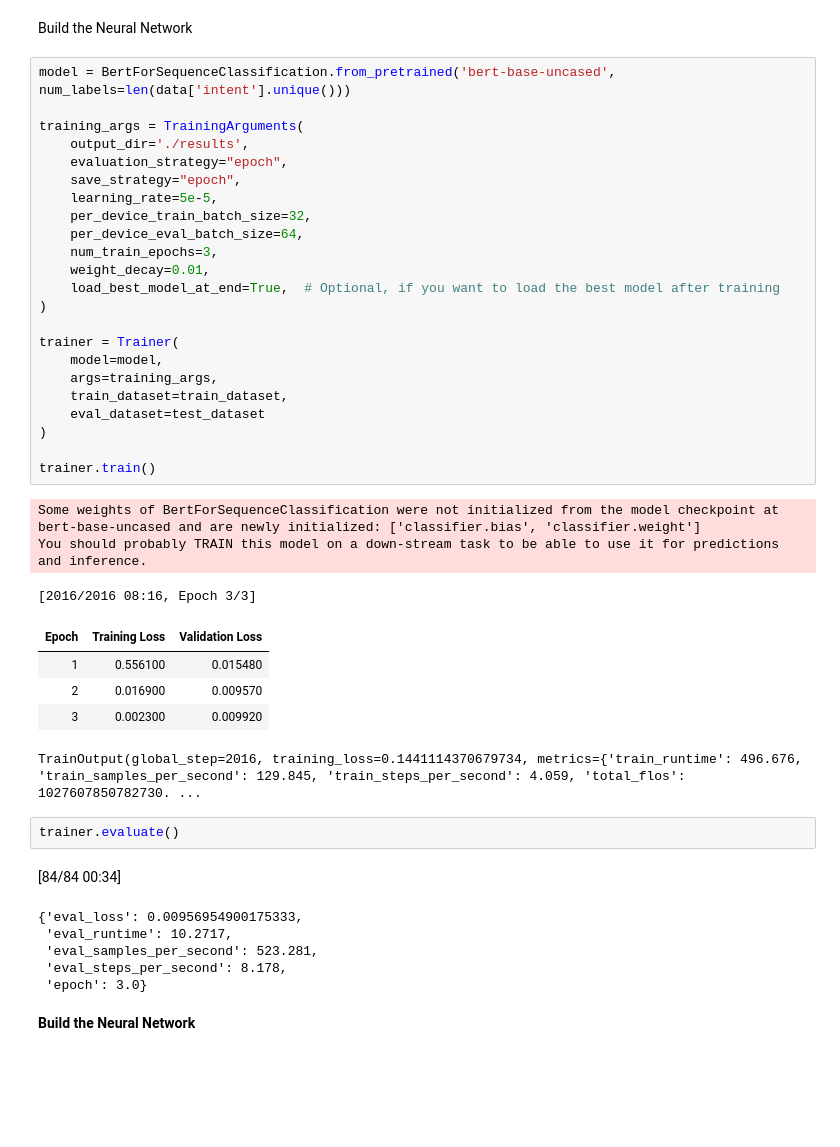
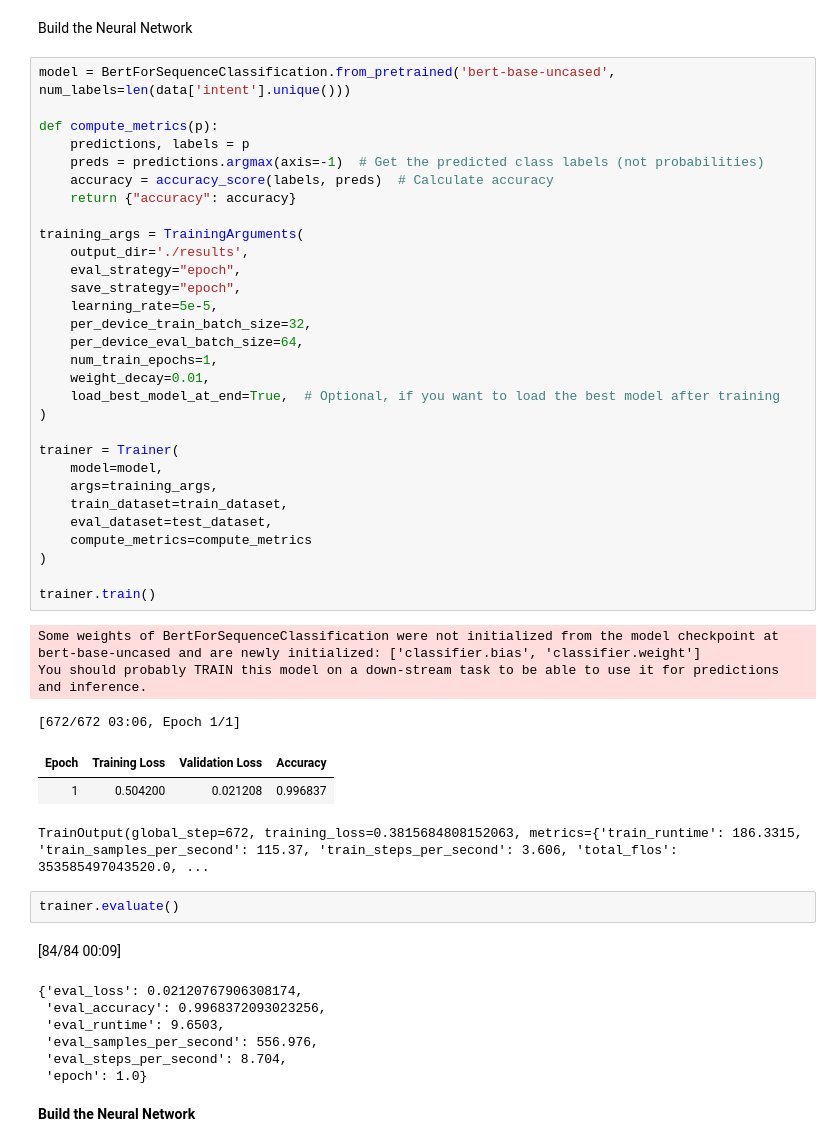
Before and after one commit to ny0y/Intelligent-Customer-Support-Chatbot-Fine-Tuned-LLM, a Jupyter notebook: ChatbotCustomerService.ipynb, the cells around one changed output. Cells and saved outputs as stored; diff of their text form; blank space fills up the shorter version.

```diff
--- a/ChatbotCustomerService.ipynb
+++ b/ChatbotCustomerService.ipynb
@@ -157,44 +158,50 @@ Build the Neural Network
 # %%
 model = BertForSequenceClassification.from_pretrained('bert-base-uncased', num_labels=len(data['intent'].unique()))
 
+def compute_metrics(p):
+    predictions, labels = p
+    preds = predictions.argmax(axis=-1)  # Get the predicted class labels (not probabilities)
+    accuracy = accuracy_score(labels, preds)  # Calculate accuracy
+    return {"accuracy": accuracy}
+
 training_args = TrainingArguments(
     output_dir='./results',
-    evaluation_strategy="epoch",
+    eval_strategy="epoch",
     save_strategy="epoch",
     learning_rate=5e-5,
     per_device_train_batch_size=32,
     per_device_eval_batch_size=64,
-    num_train_epochs=3,
+    num_train_epochs=1,
     weight_decay=0.01,
     load_best_model_at_end=True,  # Optional, if you want to load the best model after training
 )
 
 trainer = Trainer(
     model=model,
     args=training_args,
     train_dataset=train_dataset,
-    eval_dataset=test_dataset
+    eval_dataset=test_dataset,
+    compute_metrics=compute_metrics
 )
 
 trainer.train()
 # %% [output]
 Some weights of BertForSequenceClassification were not initialized from the model checkpoint at bert-base-uncased and are newly initialized: ['classifier.bias', 'classifier.weight']
 You should probably TRAIN this model on a down-stream task to be able to use it for predictions and inference.
-[2016/2016 08:16, Epoch 3/3]
+[672/672 03:06, Epoch 1/1]
-| Epoch | Training Loss | Validation Loss |
-| 1 | 0.556100 | 0.015480 |
-| 2 | 0.016900 | 0.009570 |
-| 3 | 0.002300 | 0.009920 |
+| Epoch | Training Loss | Validation Loss | Accuracy |
+| 1 | 0.504200 | 0.021208 | 0.996837 |
-TrainOutput(global_step=2016, training_loss=0.1441114370679734, metrics={'train_runtime': 496.676, 'train_samples_per_second': 129.845, 'train_steps_per_second': 4.059, 'total_flos': 1027607850782730. ...
+TrainOutput(global_step=672, training_loss=0.3815684808152063, metrics={'train_runtime': 186.3315, 'train_samples_per_second': 115.37, 'train_steps_per_second': 3.606, 'total_flos': 353585497043520.0, ...
 # %%
 trainer.evaluate()
 # %% [output]
-[84/84 00:34]
+[84/84 00:09]
-{'eval_loss': 0.00956954900175333,
- 'eval_runtime': 10.2717,
- 'eval_samples_per_second': 523.281,
- 'eval_steps_per_second': 8.178,
- 'epoch': 3.0}
+{'eval_loss': 0.02120767906308174,
+ 'eval_accuracy': 0.9968372093023256,
+ 'eval_runtime': 9.6503,
+ 'eval_samples_per_second': 556.976,
+ 'eval_steps_per_second': 8.704,
+ 'epoch': 1.0}
 # %% [markdown]
 **Build the Neural Network**
 # %% [markdown]
```
Also changed, not shown: parts of 1 cell of this notebook.
